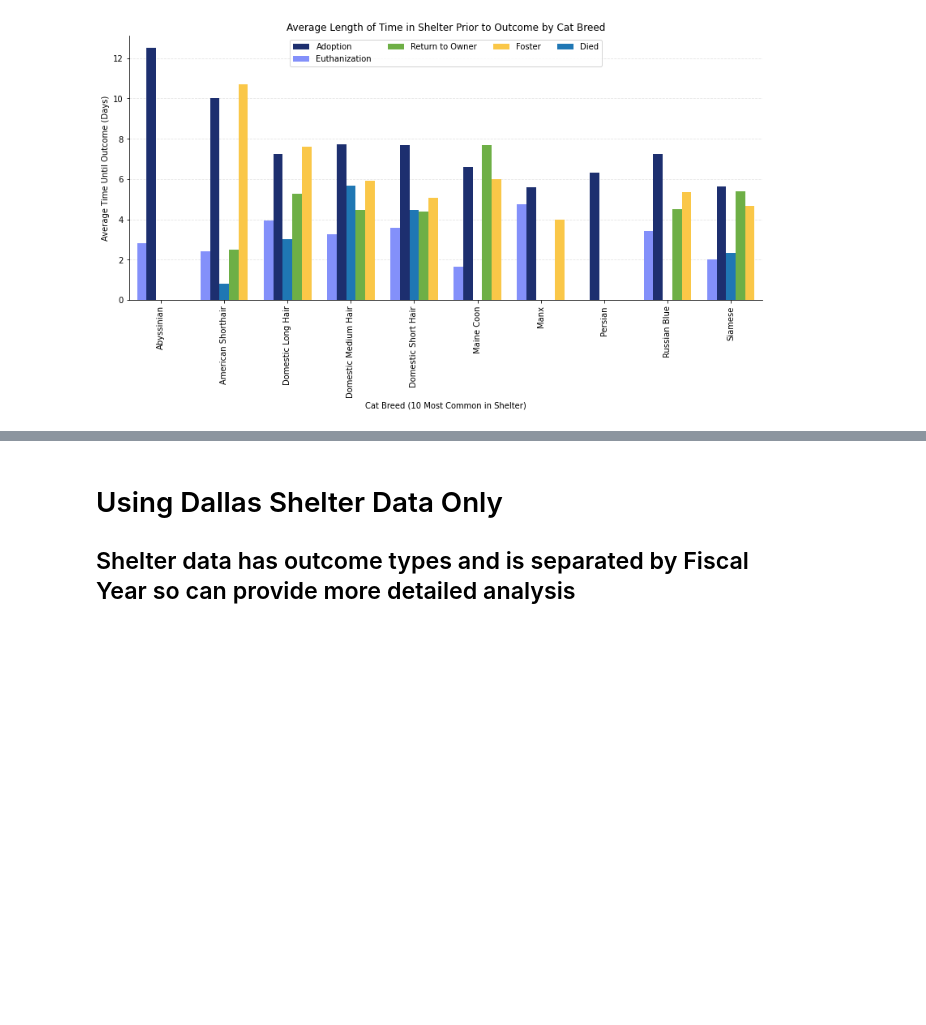
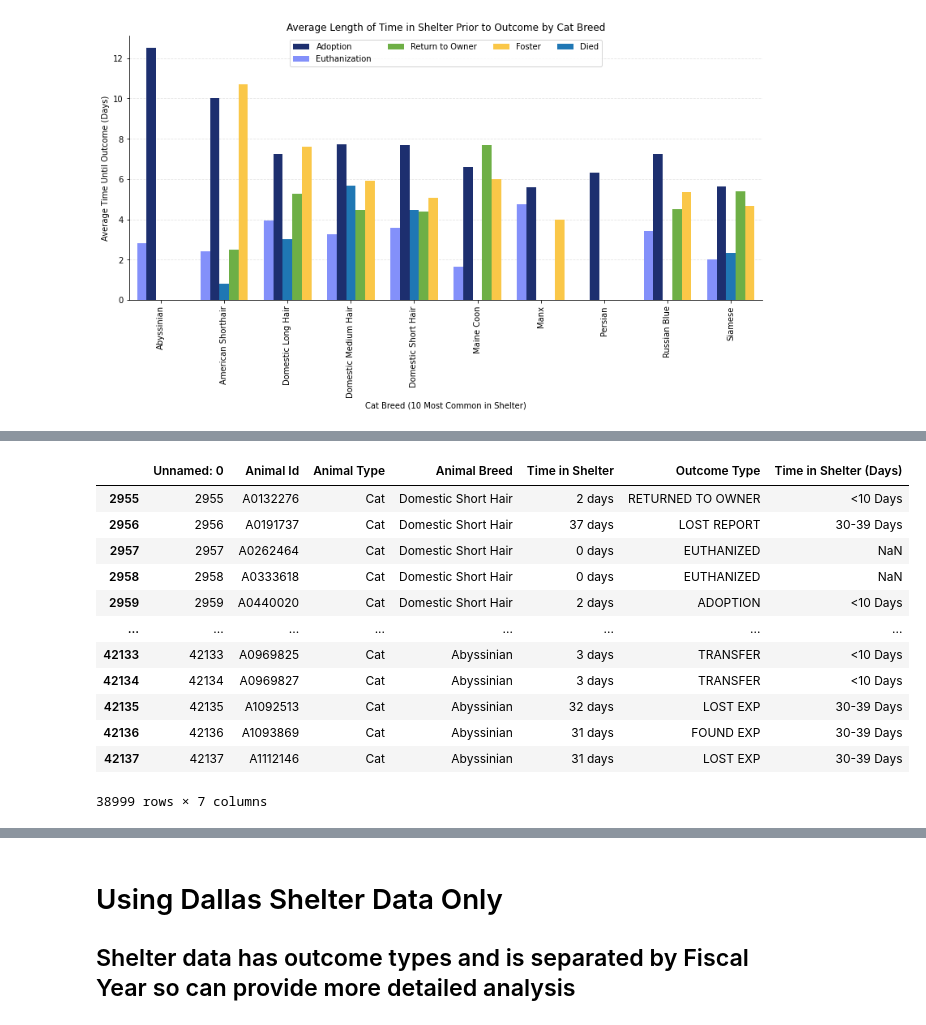
Before and after one commit to jconcha56429/Project1, a Jupyter notebook: TimeAnalysis.ipynb, the cells around one changed output, grey strips where cells are left out. Drawn from its saved outputs; the diff is of its cells as text; code cells hidden in the pictures; blank space fills up the shorter version.

```diff
--- a/TimeAnalysis.ipynb
+++ b/TimeAnalysis.ipynb
@@ -580,0 +650,16 @@ avg_treat = time_to_outcome["Average Time to Treatment Outcome"].apply(lambda x:
+# %%
+numcats_df
+# %% [output]
+|  | Unnamed: 0 | Animal Id | Animal Type | Animal Breed | Time in Shelter | Outcome Type | Time in Shelter (Days) |
+| 2955 | 2955 | A0132276 | Cat | Domestic Short Hair | 2 days | RETURNED TO OWNER | <10 Days |
+| 2956 | 2956 | A0191737 | Cat | Domestic Short Hair | 37 days | LOST REPORT | 30-39 Days |
+| 2957 | 2957 | A0262464 | Cat | Domestic Short Hair | 0 days | EUTHANIZED | NaN |
+| 2958 | 2958 | A0333618 | Cat | Domestic Short Hair | 0 days | EUTHANIZED | NaN |
+| 2959 | 2959 | A0440020 | Cat | Domestic Short Hair | 2 days | ADOPTION | <10 Days |
+| ... | ... | ... | ... | ... | ... | ... | ... |
+| 42133 | 42133 | A0969825 | Cat | Abyssinian | 3 days | TRANSFER | <10 Days |
+| 42134 | 42134 | A0969827 | Cat | Abyssinian | 3 days | TRANSFER | <10 Days |
+| 42135 | 42135 | A1092513 | Cat | Abyssinian | 32 days | LOST EXP | 30-39 Days |
+| 42136 | 42136 | A1093869 | Cat | Abyssinian | 31 days | FOUND EXP | 30-39 Days |
+| 42137 | 42137 | A1112146 | Cat | Abyssinian | 31 days | LOST EXP | 30-39 Days |
+38999 rows × 7 columns
```
Also changed, not shown: parts of 8 cells of this notebook.
